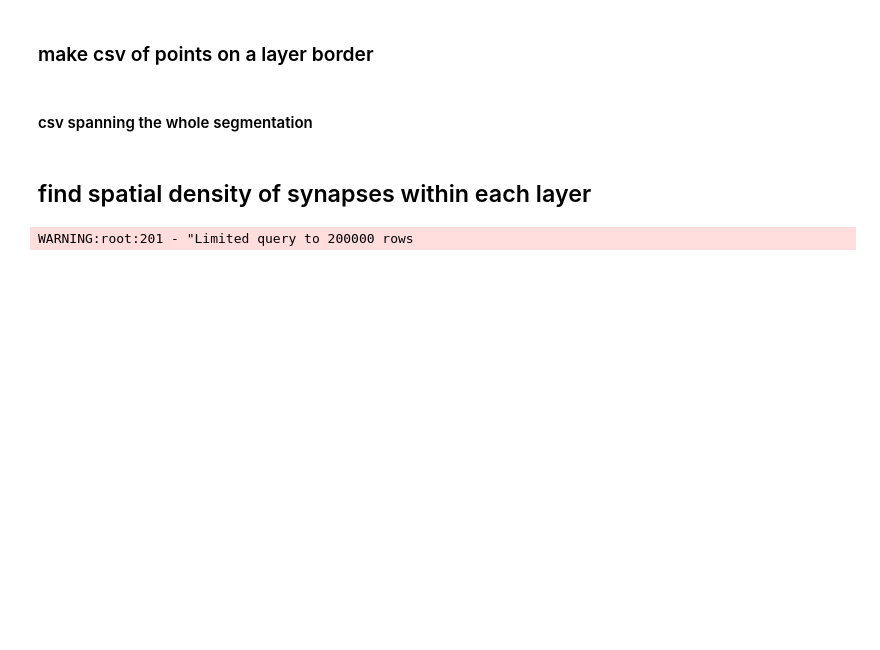
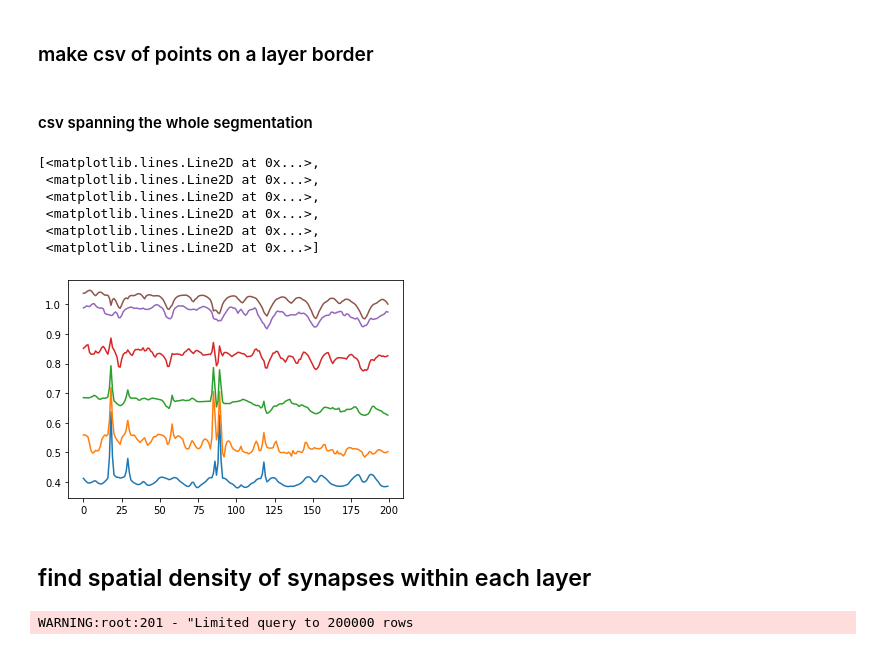
Before and after one commit to AllenInstitute/cortical-layers, a Jupyter notebook: example-layer-analysis.ipynb, the cells around one changed output. Cells and saved outputs as stored; diff of their text form; code cells hidden in the pictures; blank space fills up the shorter version.

```diff
--- a/example-layer-analysis.ipynb
+++ b/example-layer-analysis.ipynb
@@ -619,6 +426,16 @@ with open(f"full_mesh_points{name}_{c.pred.layer_labels[idx]}-{c.pred.layer_labe
             text += f"\"({int(x_vx)}, {int(y_vx)}, {int(z_vx)})\",,,,,,,Point,\n"
     text = text[:-1]  # remove last newline
     f.write(text)
+# %%
+plt.plot(c.pred.bounds[200:400])
+# %% [output]
+[<matplotlib.lines.Line2D at 0x...>,
+ <matplotlib.lines.Line2D at 0x...>,
+ <matplotlib.lines.Line2D at 0x...>,
+ <matplotlib.lines.Line2D at 0x...>,
+ <matplotlib.lines.Line2D at 0x...>,
+ <matplotlib.lines.Line2D at 0x...>]
+[figure, added]
 # %% [markdown]
 ## find spatial density of synapses within each layer
 # %%
```
Also changed, not shown: parts of 9 cells of this notebook, 2 other files.
